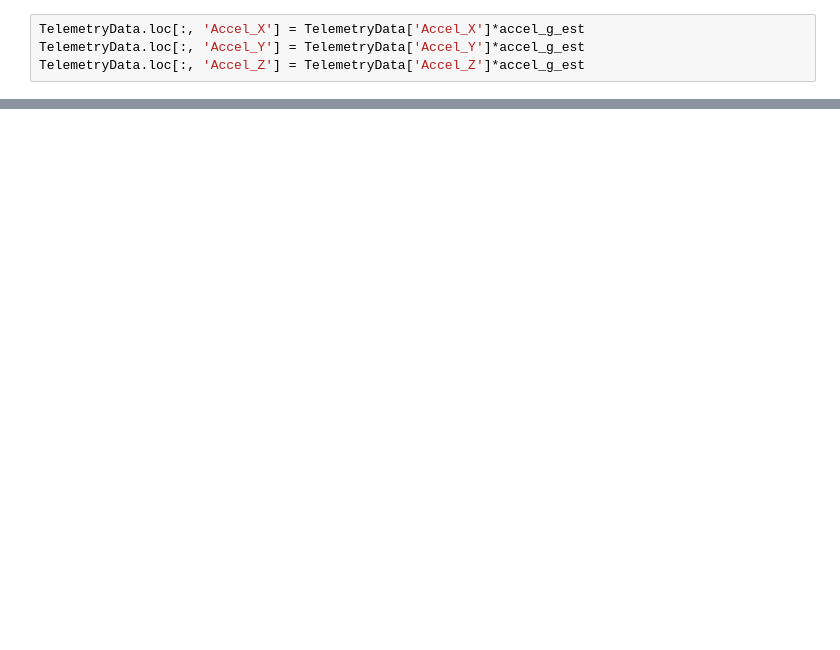
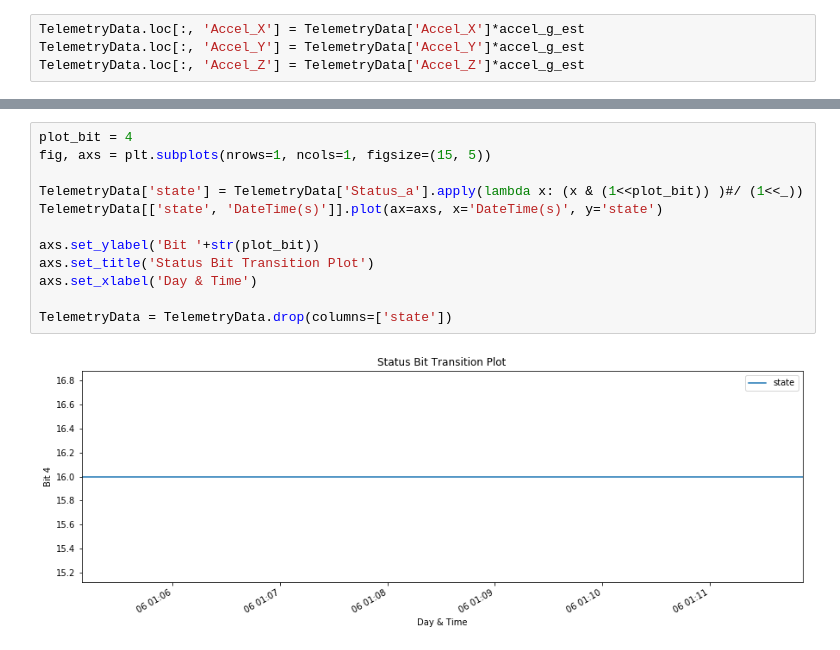
Before and after one commit to mhorne1/Terminal_Interfaces, a Jupyter notebook: python/Record_Processing.ipynb, the cells around one changed output, grey strips where cells are left out. Drawn from its saved outputs; the diff is of its cells as text; blank space fills up the shorter version.

```diff
--- a/python/Record_Processing.ipynb
+++ b/python/Record_Processing.ipynb
@@ -91,0 +92,14 @@ Text(0, 0.5, 'Accel_Z')
+# %%
+plot_bit = 4
+fig, axs = plt.subplots(nrows=1, ncols=1, figsize=(15, 5))
+
+TelemetryData['state'] = TelemetryData['Status_a'].apply(lambda x: (x & (1<<plot_bit)) )#/ (1<<_))
+TelemetryData[['state', 'DateTime(s)']].plot(ax=axs, x='DateTime(s)', y='state')
+
+axs.set_ylabel('Bit '+str(plot_bit))
+axs.set_title('Status Bit Transition Plot')
+axs.set_xlabel('Day & Time')
+
+TelemetryData = TelemetryData.drop(columns=['state'])
+# %% [output]
+[figure, added]
```
Also changed, not shown: parts of 3 cells of this notebook.
